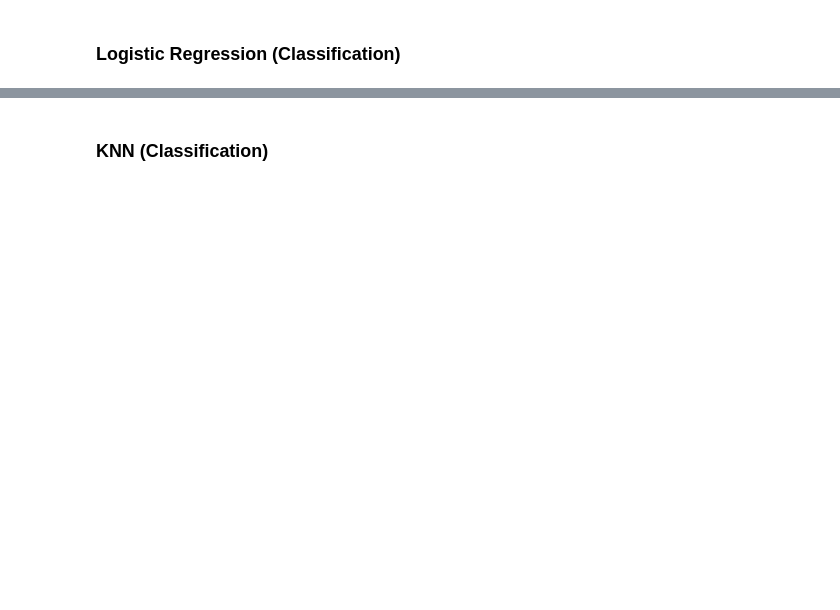
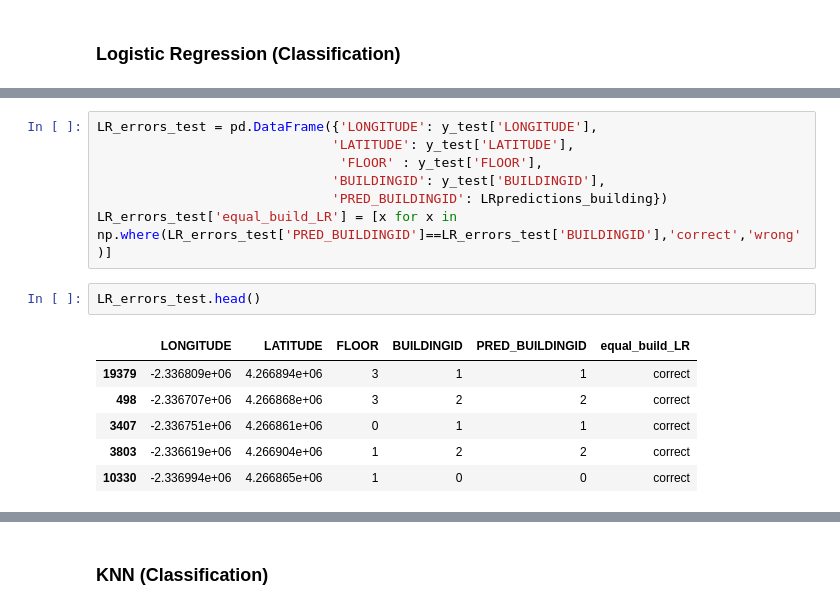
Before and after one commit to SGInim/Wifi-Positioning, a Jupyter notebook: Scripts/Wifi(merged)_Predictions.ipynb, the cells around one changed output, grey strips where cells are left out. Drawn from its saved outputs; the diff is of its cells as text; blank space fills up the shorter version.

```diff
--- a/Scripts/Wifi(merged)_Predictions.ipynb
+++ b/Scripts/Wifi(merged)_Predictions.ipynb
@@ -219,0 +405,16 @@ array([[ 909,    0,    0],
+# %%
+LR_errors_test = pd.DataFrame({'LONGITUDE': y_test['LONGITUDE'],
+                              'LATITUDE': y_test['LATITUDE'],
+                               'FLOOR' : y_test['FLOOR'],
+                              'BUILDINGID': y_test['BUILDINGID'],
+                              'PRED_BUILDINGID': LRpredictions_building})
+LR_errors_test['equal_build_LR'] = [x for x in np.where(LR_errors_test['PRED_BUILDINGID']==LR_errors_test['BUILDINGID'],'correct','wrong')]
+# %%
+LR_errors_test.head()
+# %% [output]
+|  | LONGITUDE | LATITUDE | FLOOR | BUILDINGID | PRED_BUILDINGID | equal_build_LR |
+| 19379 | -2.336809e+06 | 4.266894e+06 | 3 | 1 | 1 | correct |
+| 498 | -2.336707e+06 | 4.266868e+06 | 3 | 2 | 2 | correct |
+| 3407 | -2.336751e+06 | 4.266861e+06 | 0 | 1 | 1 | correct |
+| 3803 | -2.336619e+06 | 4.266904e+06 | 1 | 2 | 2 | correct |
+| 10330 | -2.336994e+06 | 4.266865e+06 | 1 | 0 | 0 | correct |
```
Also changed, not shown: parts of 38 cells of this notebook, 1 other file.
